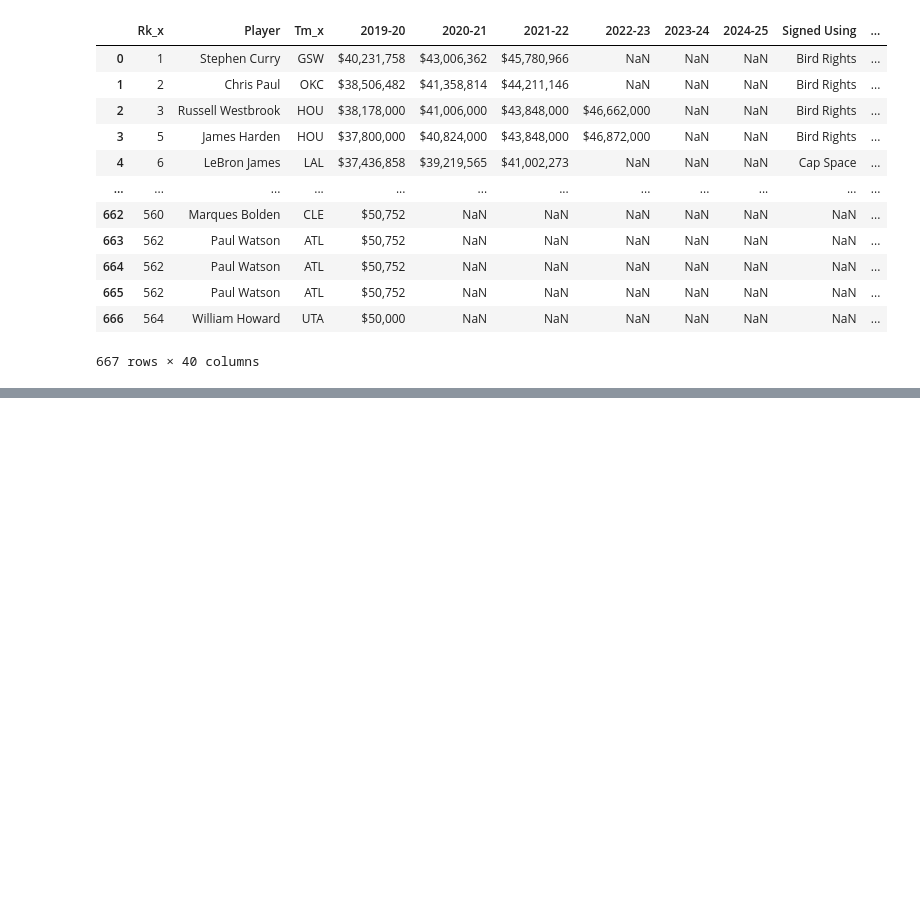
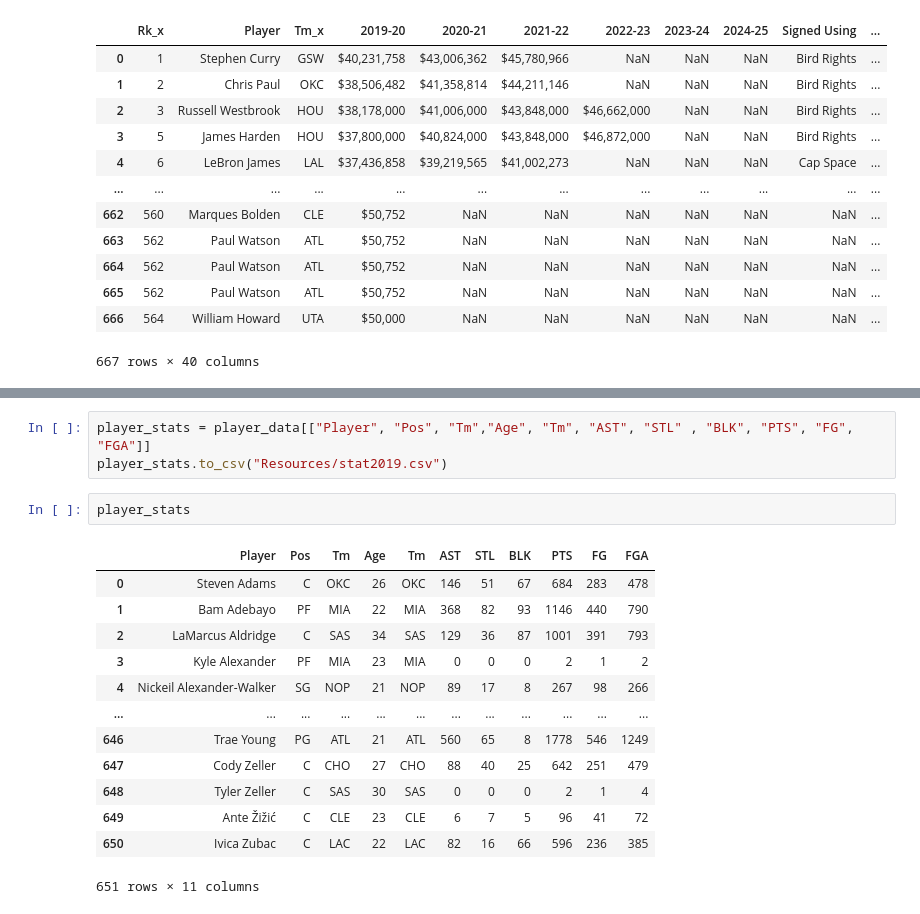
Before and after one commit to HIna-Ahmad/ETL_project, a Jupyter notebook: starter_code.ipynb, the cells around one changed output, grey strips where cells are left out. Drawn from its saved outputs; the diff is of its cells as text; blank space fills up the shorter version.

```diff
--- a/starter_code.ipynb
+++ b/starter_code.ipynb
@@ -102,0 +110,19 @@ nba2019.to_csv("Resources/nba2019_contract.csv")
+# %%
+player_stats = player_data[["Player", "Pos", "Tm","Age", "Tm", "AST", "STL" , "BLK", "PTS", "FG", "FGA"]]
+player_stats.to_csv("Resources/stat2019.csv")
+# %%
+player_stats
+# %% [output]
+|  | Player | Pos | Tm | Age | Tm | AST | STL | BLK | PTS | FG | FGA |
+| 0 | Steven Adams | C | OKC | 26 | OKC | 146 | 51 | 67 | 684 | 283 | 478 |
+| 1 | Bam Adebayo | PF | MIA | 22 | MIA | 368 | 82 | 93 | 1146 | 440 | 790 |
+| 2 | LaMarcus Aldridge | C | SAS | 34 | SAS | 129 | 36 | 87 | 1001 | 391 | 793 |
+| 3 | Kyle Alexander | PF | MIA | 23 | MIA | 0 | 0 | 0 | 2 | 1 | 2 |
+| 4 | Nickeil Alexander-Walker | SG | NOP | 21 | NOP | 89 | 17 | 8 | 267 | 98 | 266 |
+| ... | ... | ... | ... | ... | ... | ... | ... | ... | ... | ... | ... |
+| 646 | Trae Young | PG | ATL | 21 | ATL | 560 | 65 | 8 | 1778 | 546 | 1249 |
+| 647 | Cody Zeller | C | CHO | 27 | CHO | 88 | 40 | 25 | 642 | 251 | 479 |
+| 648 | Tyler Zeller | C | SAS | 30 | SAS | 0 | 0 | 0 | 2 | 1 | 4 |
+| 649 | Ante Žižić | C | CLE | 23 | CLE | 6 | 7 | 5 | 96 | 41 | 72 |
+| 650 | Ivica Zubac | C | LAC | 22 | LAC | 82 | 16 | 66 | 596 | 236 | 385 |
+651 rows × 11 columns
```
Also changed, not shown: parts of 3 cells of this notebook, 2 other files.
